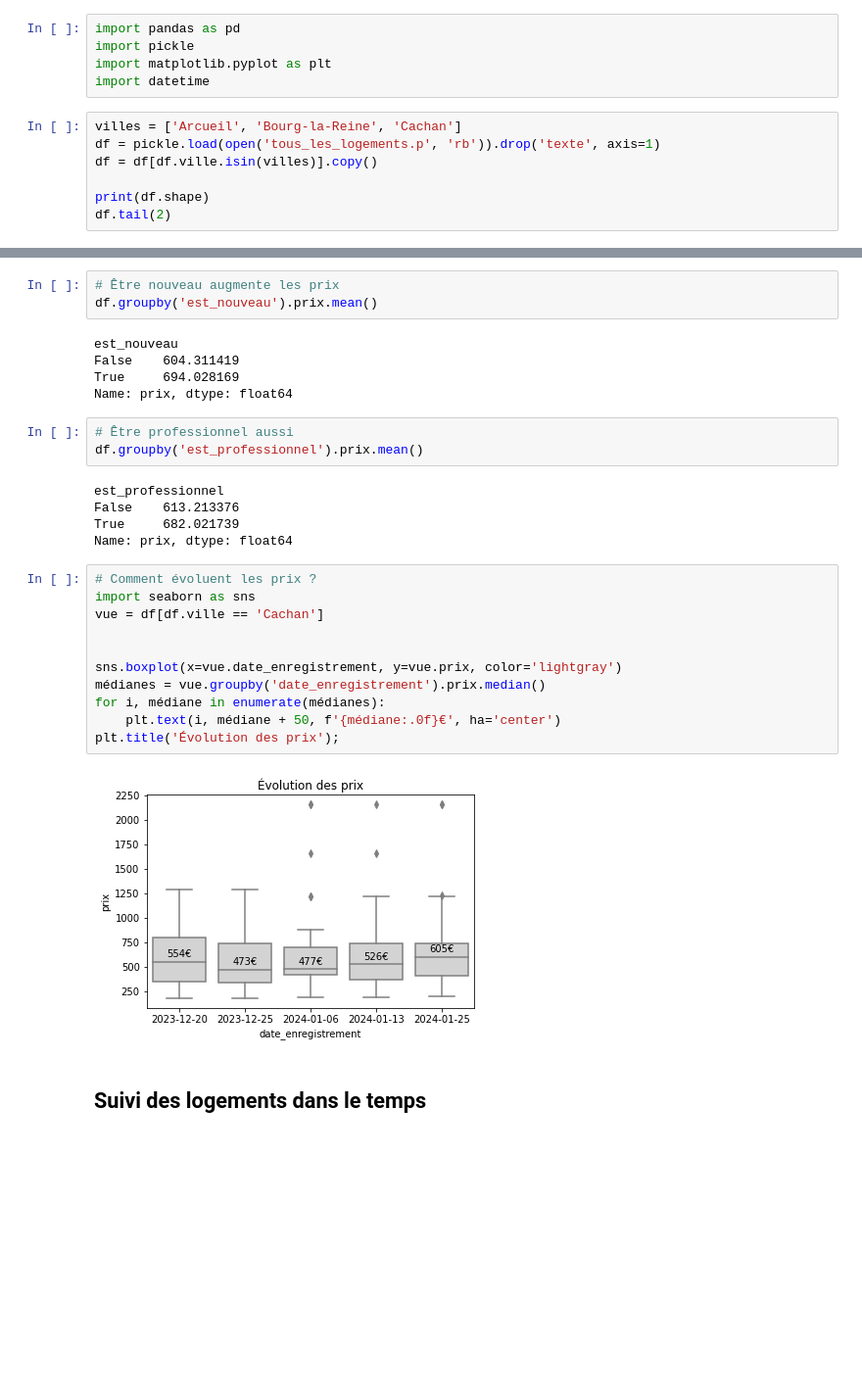
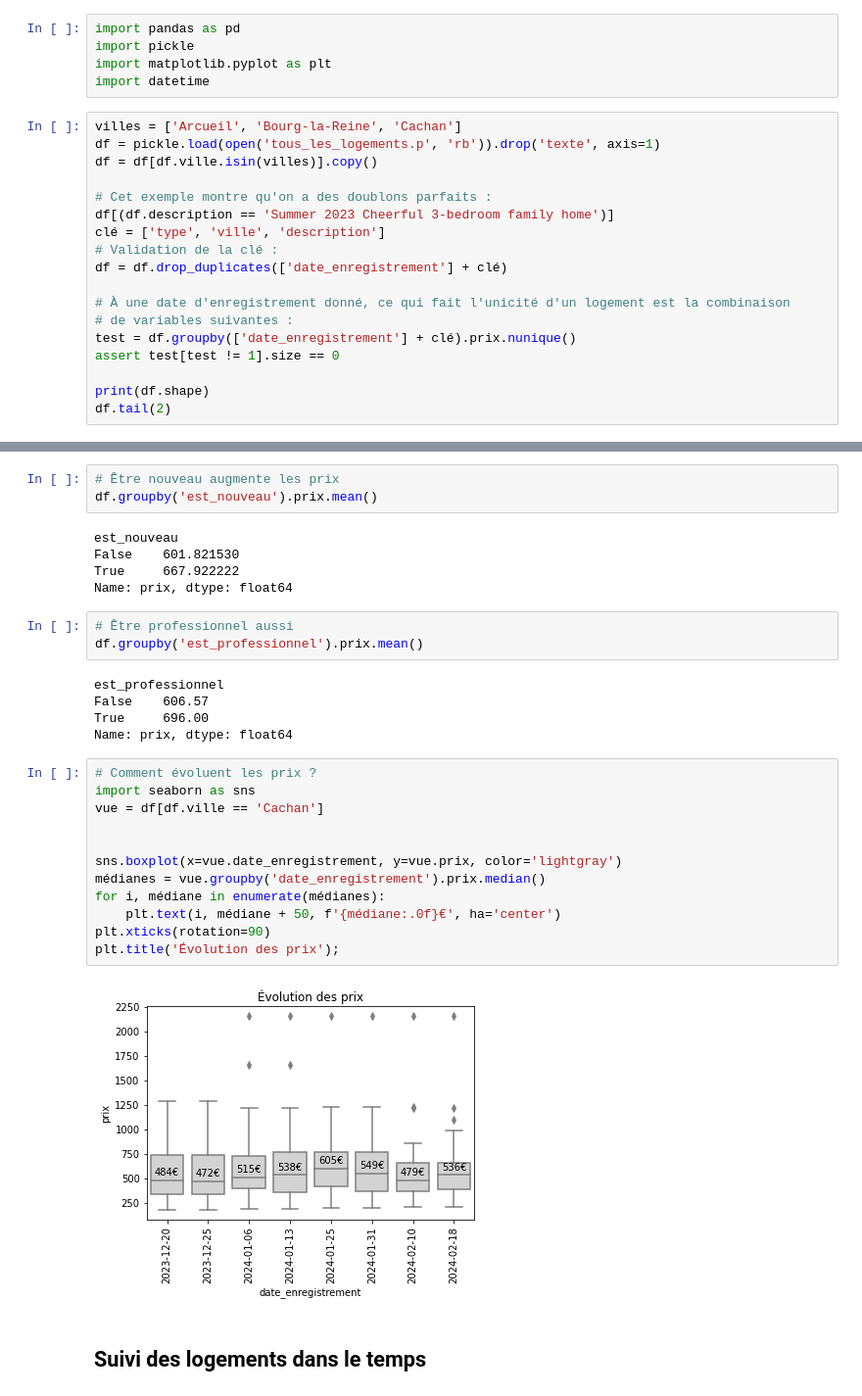
Before and after one commit to PierreDesmet/AirBNB_JO_2024, a Jupyter notebook: Analyses.ipynb, the cells around one changed output, grey strips where cells are left out. Shown at 98% size. Saved outputs shown, nothing was run; the diff lists cells and outputs as text; blank space fills up the shorter version.

Commit message:
Nouvelles données

```diff
--- a/Analyses.ipynb
+++ b/Analyses.ipynb
@@ -15,6 +15,17 @@ villes = ['Arcueil', 'Bourg-la-Reine', 'Cachan']
 df = pickle.load(open('tous_les_logements.p', 'rb')).drop('texte', axis=1)
 df = df[df.ville.isin(villes)].copy()
 
+# Cet exemple montre qu'on a des doublons parfaits :
+df[(df.description == 'Summer 2023 Cheerful 3-bedroom family home')]
+clé = ['type', 'ville', 'description']
+# Validation de la clé :
+df = df.drop_duplicates(['date_enregistrement'] + clé)
+
+# À une date d'enregistrement donné, ce qui fait l'unicité d'un logement est la combinaison
+# de variables suivantes :
+test = df.groupby(['date_enregistrement'] + clé).prix.nunique()
+assert test[test != 1].size == 0
+
 print(df.shape)
 df.tail(2)
 # %% [output]
@@ -49,30 +60,31 @@ plt.tight_layout()
 df.groupby('est_nouveau').prix.mean()
 # %% [output]
 est_nouveau
-False    604.311419
-True     694.028169
+False    601.821530
+True     667.922222
 Name: prix, dtype: float64
 # %%
 # Être professionnel aussi
 df.groupby('est_professionnel').prix.mean()
 # %% [output]
 est_professionnel
-False    613.213376
-True     682.021739
+False    606.57
+True     696.00
 Name: prix, dtype: float64
 # %%
 # Comment évoluent les prix ?
 import seaborn as sns
 vue = df[df.ville == 'Cachan']
 
 
 sns.boxplot(x=vue.date_enregistrement, y=vue.prix, color='lightgray')
 médianes = vue.groupby('date_enregistrement').prix.median()
 for i, médiane in enumerate(médianes):
     plt.text(i, médiane + 50, f'{médiane:.0f}€', ha='center')
+plt.xticks(rotation=90)
 plt.title('Évolution des prix');
 # %% [output]
-[figure, old version]
+[figure, new version]
 # %% [markdown]
 ## Suivi des logements dans le temps
 # %%
```
Also changed, not shown: parts of 15 cells of this notebook, 2 other files.
